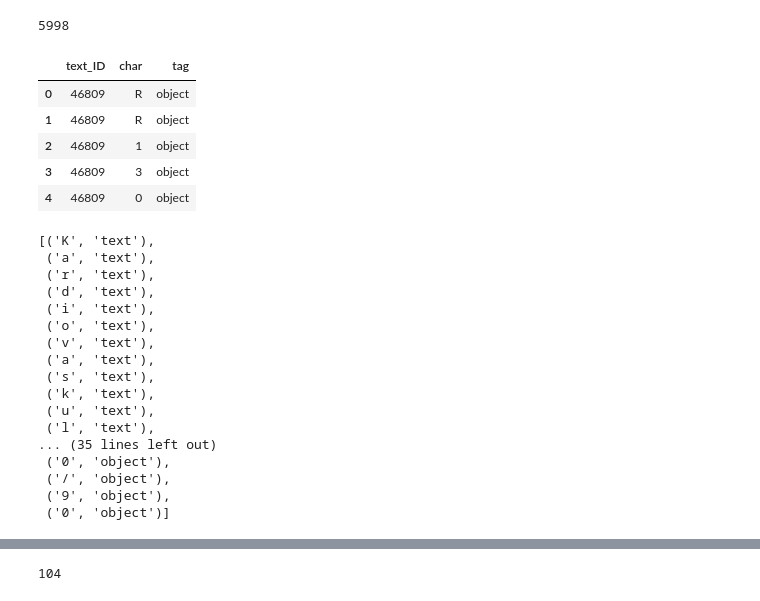
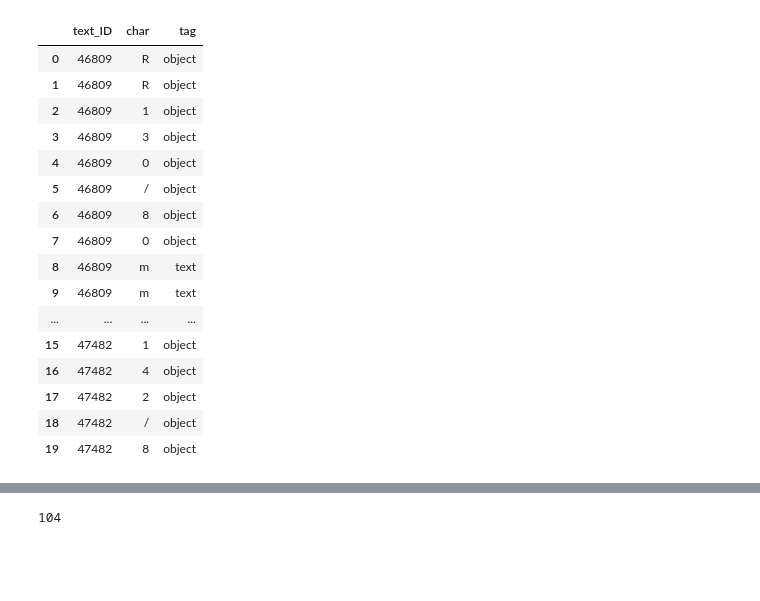
Before and after one commit to nesmaAlmoazamy/Fact-Extraction-from-Medical-Text-using-Neural-Networks, a Jupyter notebook: Character_Embedding_Chars_tag_FINAL.ipynb, the cells around one changed output, grey strips where cells are left out. Drawn from its saved outputs; the diff is of its cells as text; code cells hidden in the pictures; blank space fills up the shorter version.

```diff
--- a/Character_Embedding_Chars_tag_FINAL.ipynb
+++ b/Character_Embedding_Chars_tag_FINAL.ipynb
@@ -21,4 +21,0 @@ Chars_DS = pd.DataFrame(columns=["text_ID","char","tag"])
-# %%
-len(sentences)
-# %% [output]
-5998
@@ -32,14 +31,25 @@ Chars_DS.to_csv("CharsDS.csv",index=False)
 # %%
 Chars_DS = pd.read_csv("CharsDSDULL.csv")
 # %%
-Chars_DS.head()
+Chars_DS.head(n=20)
 # %% [output]
 |  | text_ID | char | tag |
 | 0 | 46809 | R | object |
 | 1 | 46809 | R | object |
 | 2 | 46809 | 1 | object |
 | 3 | 46809 | 3 | object |
 | 4 | 46809 | 0 | object |
+| 5 | 46809 | / | object |
+| 6 | 46809 | 8 | object |
+| 7 | 46809 | 0 | object |
+| 8 | 46809 | m | text |
+| 9 | 46809 | m | text |
+| ... | ... | ... | ... |
+| 15 | 47482 | 1 | object |
+| 16 | 47482 | 4 | object |
+| 17 | 47482 | 2 | object |
+| 18 | 47482 | / | object |
+| 19 | 47482 | 8 | object |
 # %%
 class SentenceGetter(object):
     def __init__(self, data):
@@ -54,23 +64,3 @@ class SentenceGetter(object):
 getter = SentenceGetter(Chars_DS)
 # %%
 sentences = getter.sentences
-# %%
-sentences[53]
-# %% [output]
-[('K', 'text'),
- ('a', 'text'),
- ('r', 'text'),
- ('d', 'text'),
- ('i', 'text'),
- ('o', 'text'),
- ('v', 'text'),
- ('a', 'text'),
- ('s', 'text'),
- ('k', 'text'),
- ('u', 'text'),
- ('l', 'text'),
-... (35 lines left out)
- ('0', 'object'),
- ('/', 'object'),
- ('9', 'object'),
- ('0', 'object')]
```
Also changed, not shown: parts of 19 cells of this notebook, 15 other files.
